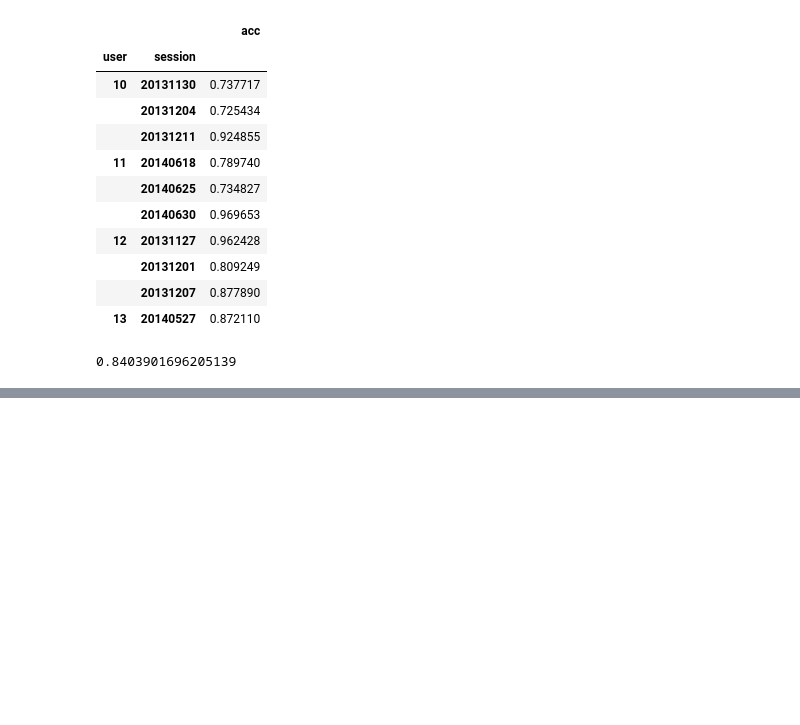
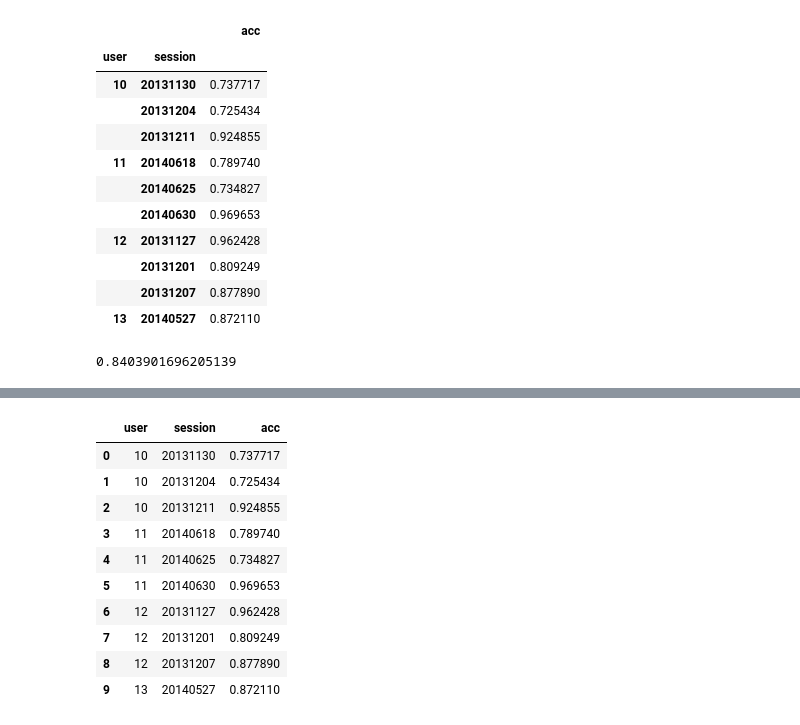
Before and after one commit to jvmr22/MSc-dissertation-EEG-Analysis, a Jupyter notebook: EDA_seed.ipynb, the cells around one changed output, grey strips where cells are left out. Cells and saved outputs as stored; diff of their text form; code cells hidden in the pictures; blank space fills up the shorter version.

```diff
--- a/EDA_seed.ipynb
+++ b/EDA_seed.ipynb
@@ -619,0 +630,14 @@ ed_dnn_2.lambda(lambda x: )
+# %%
+ed_dnn_2
+# %% [output]
+|  | user | session | acc |
+| 0 | 10 | 20131130 | 0.737717 |
+| 1 | 10 | 20131204 | 0.725434 |
+| 2 | 10 | 20131211 | 0.924855 |
+| 3 | 11 | 20140618 | 0.789740 |
+| 4 | 11 | 20140625 | 0.734827 |
+| 5 | 11 | 20140630 | 0.969653 |
+| 6 | 12 | 20131127 | 0.962428 |
+| 7 | 12 | 20131201 | 0.809249 |
+| 8 | 12 | 20131207 | 0.877890 |
+| 9 | 13 | 20140527 | 0.872110 |
```
Also changed, not shown: parts of 5 cells of this notebook.
